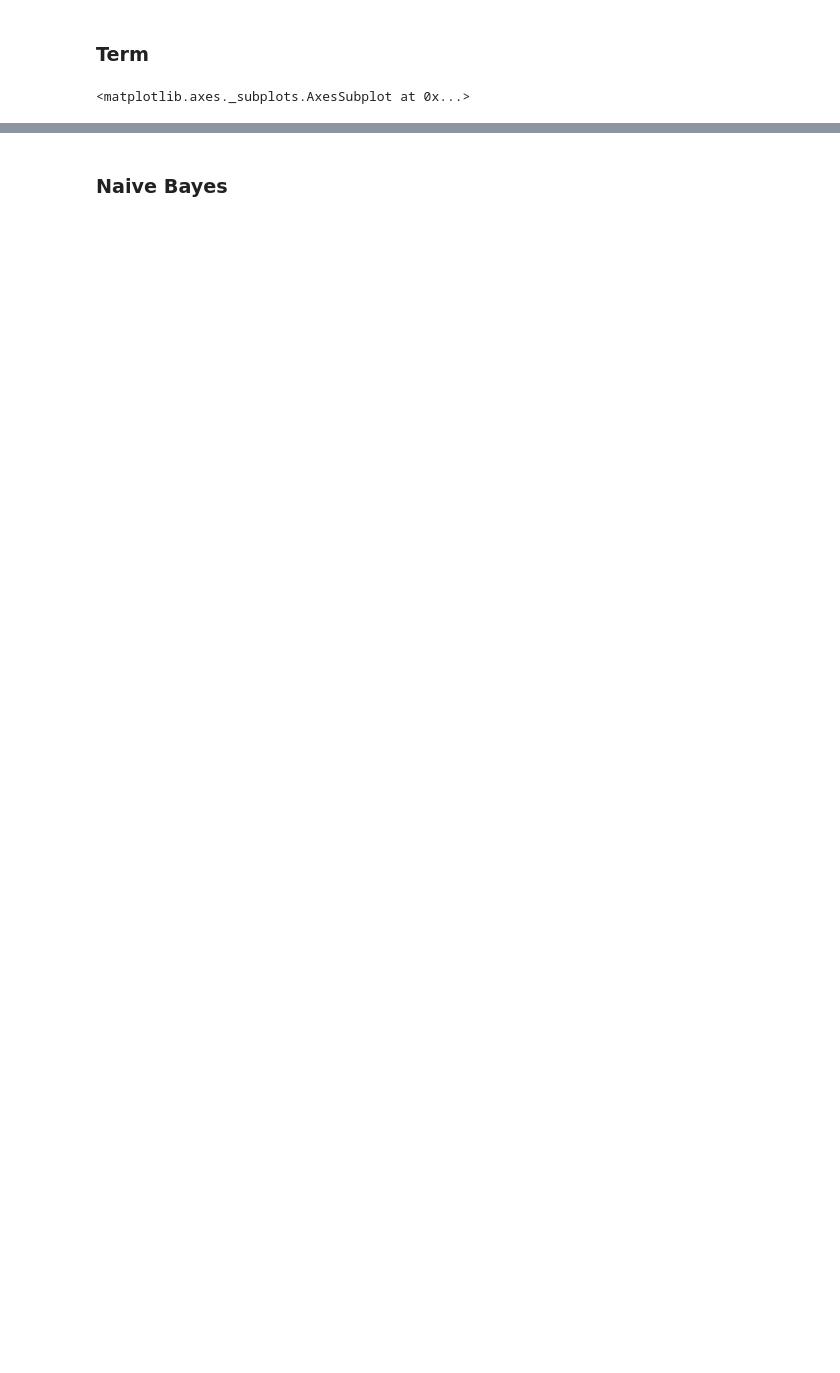
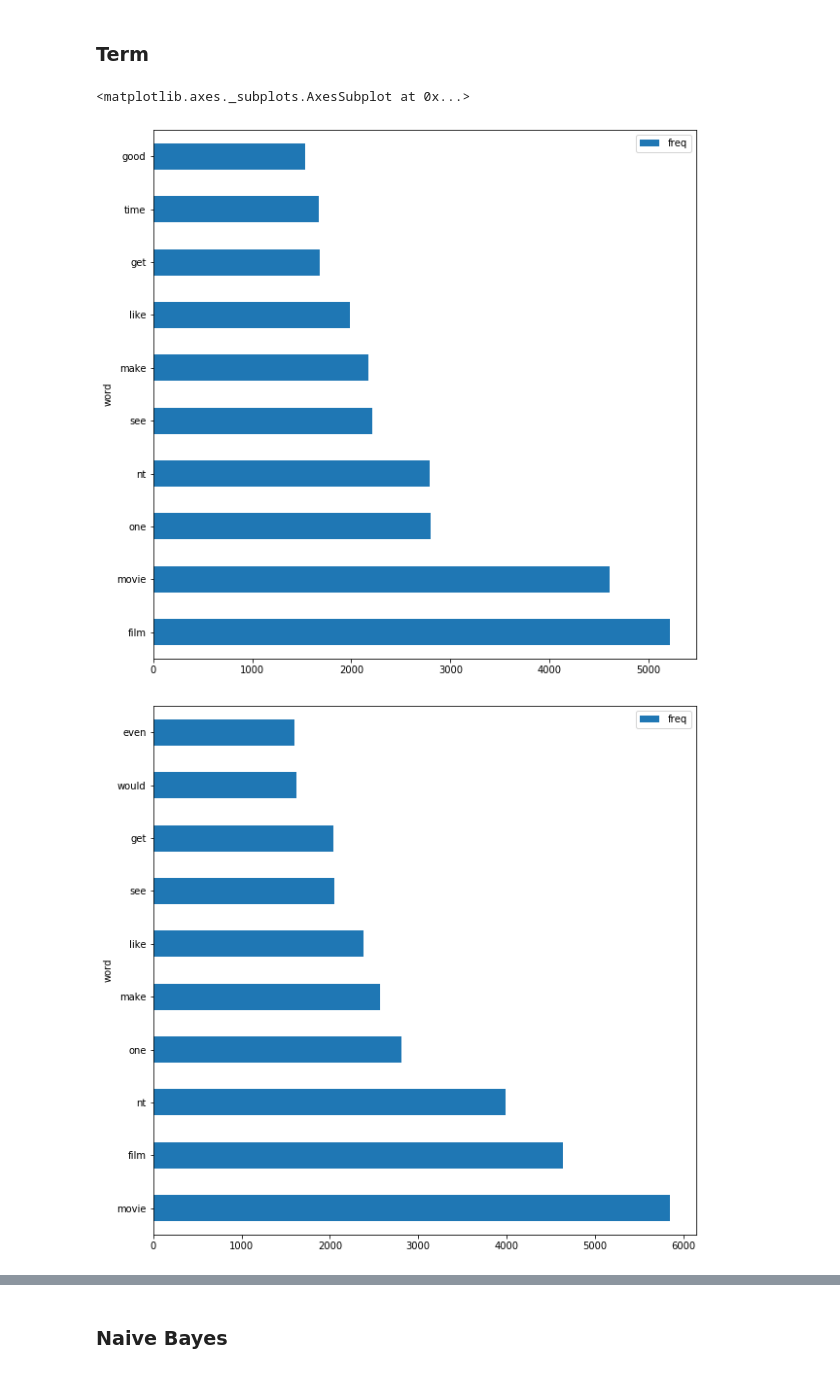
Before and after one commit to IPerkhun/DS_course, a Jupyter notebook: HW_4/HW_4.ipynb, the cells around one changed output, grey strips where cells are left out. Saved outputs shown, nothing was run; the diff lists cells and outputs as text; code cells hidden in the pictures; blank space fills up the shorter version.

```diff
--- a/HW_4/HW_4.ipynb
+++ b/HW_4/HW_4.ipynb
@@ -63,7 +62,7 @@ df.to_json('data.json')
 # %%
 import pandas as pd
 
-df = pd.read_json('data.json', )
+df = pd.read_json('../res/data.json', )
 df['clean_review'] = df.clean_review.apply(' '.join)
 df.head()
 # %% [output]
@@ -75,6 +74,7 @@ df.head()
 | 1000 | 0 | From everything I'd read about th... | [From, everything, I, 'd, read, a... | everything read movie excite supp... |
 # %%
 from sklearn.model_selection import train_test_split
+df = df.sample(5000)
 x = df.clean_review
 y = df.Class
 x_train, x_test, y_train, y_test = train_test_split(x, y, test_size=0.9)
@@ -95,11 +95,14 @@ def get_top_terms(reviews, n):
 neg = list(df[(df.Class == 1)]['clean_review'])
 pos = list(df[(df.Class == 0)]['clean_review'])
 
-top_negative_terms = pd.DataFrame.from_records(get_top_terms(neg, 30), columns=['word', 'freq'])
-top_positive_terms = pd.DataFrame.from_records(get_top_terms(pos, 30), columns=['word', 'freq'])
+top_negative_terms = pd.DataFrame.from_records(get_top_terms(neg, 10), columns=['word', 'freq'])
+top_positive_terms = pd.DataFrame.from_records(get_top_terms(pos, 10), columns=['word', 'freq'])
 # %%
 from matplotlib import pyplot as plt
 
-top_negative_terms.plot(kind='barh', x='word', figsize=(10,30))
+top_negative_terms.plot(kind='barh', x='word', figsize=(10,10))
+top_positive_terms.plot(kind='barh', x='word', figsize=(10,10))
 # %% [output]
 <matplotlib.axes._subplots.AxesSubplot at 0x...>
+[figure, added]
+[figure, added]
```
Also changed, not shown: parts of 13 cells of this notebook.
